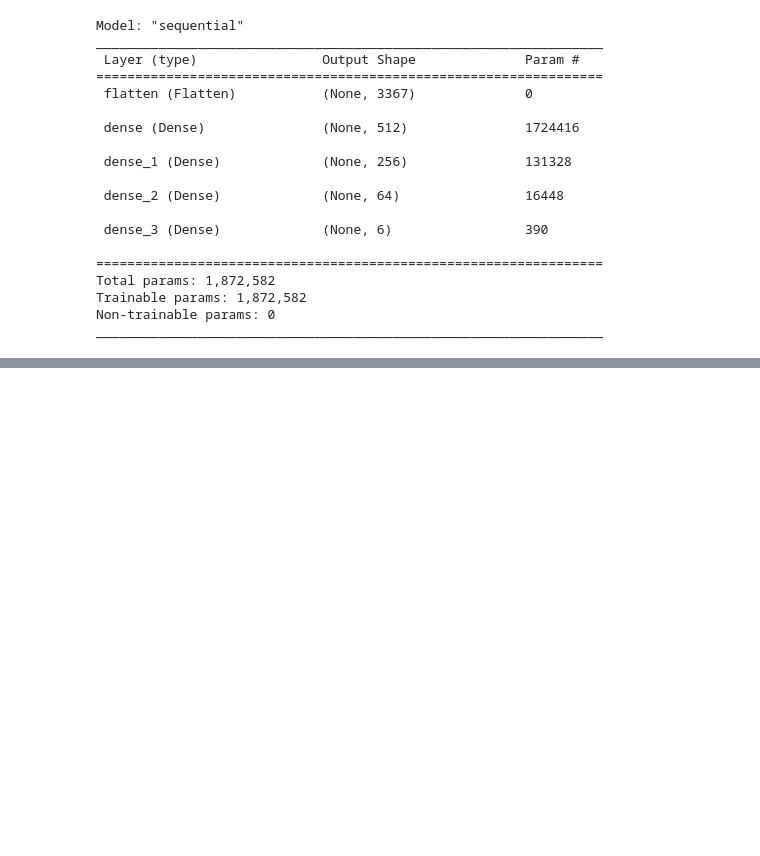
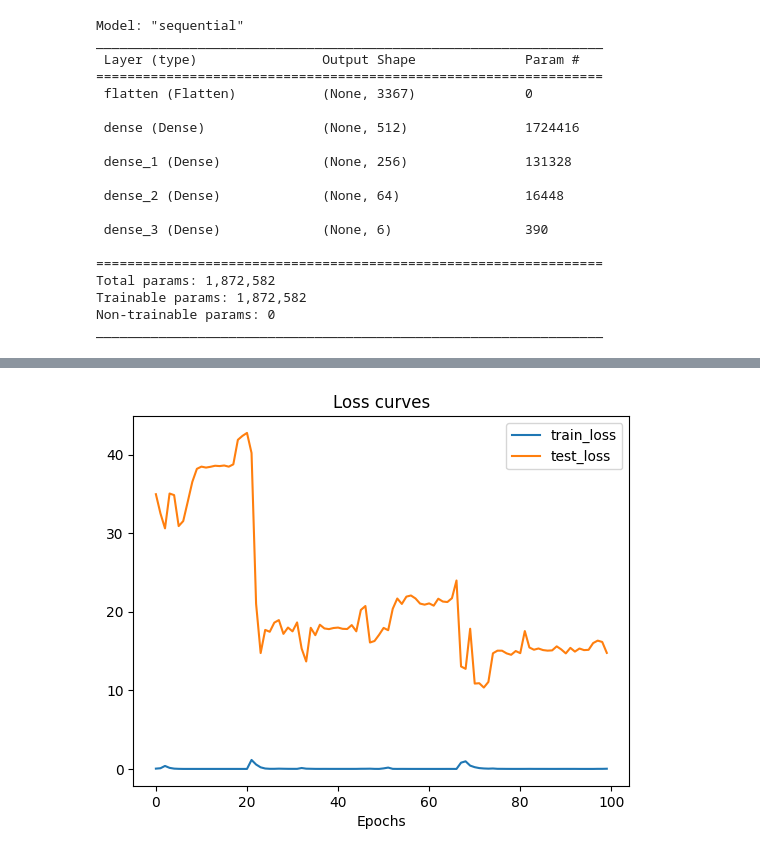
Before and after one commit to SoumiK-777/Indian_Music_Genre_Classification, a Jupyter notebook: training.ipynb, the cells around one changed output, grey strips where cells are left out. Saved outputs shown, nothing was run; the diff lists cells and outputs as text; code cells hidden in the pictures; blank space fills up the shorter version.

```diff
--- a/training.ipynb
+++ b/training.ipynb
@@ -127,0 +172,4 @@ history_plot
+# %%
+plot_loss_curves(history2)
+# %% [output]
+[figure, added]
```
Also changed, not shown: parts of 10 cells of this notebook, 1 other file.
